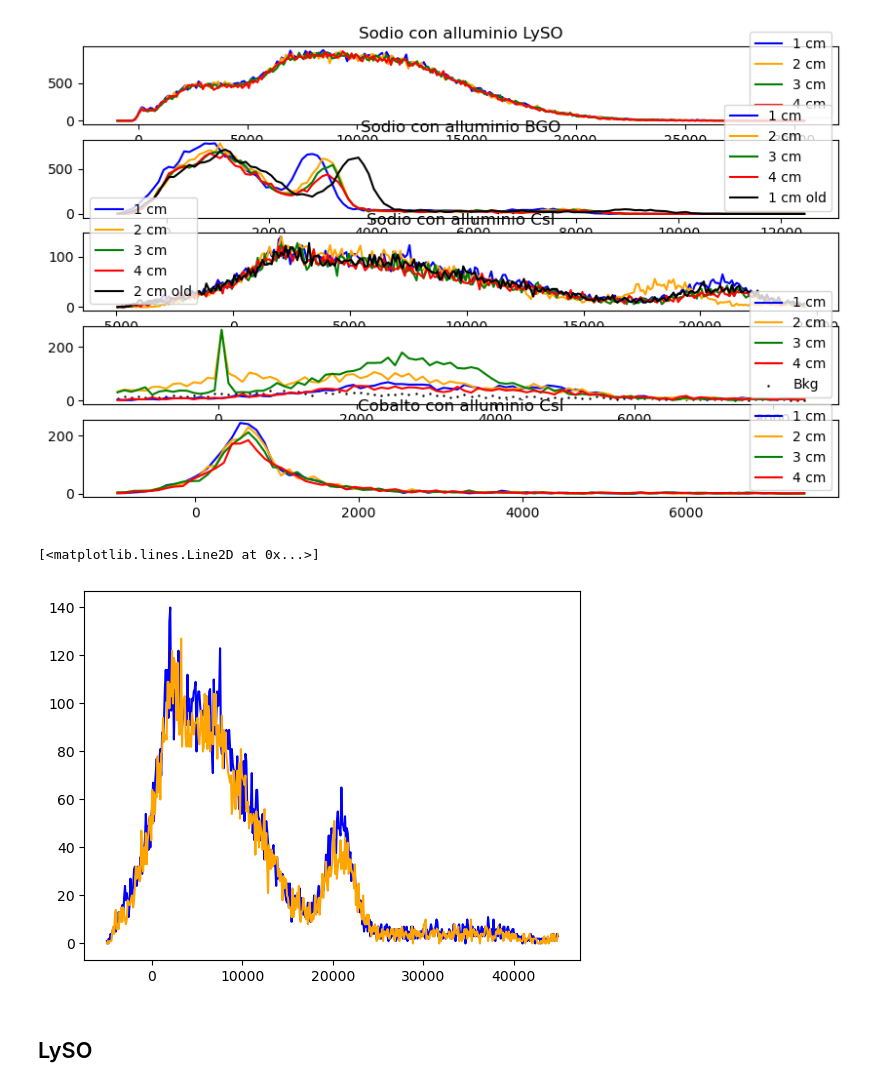
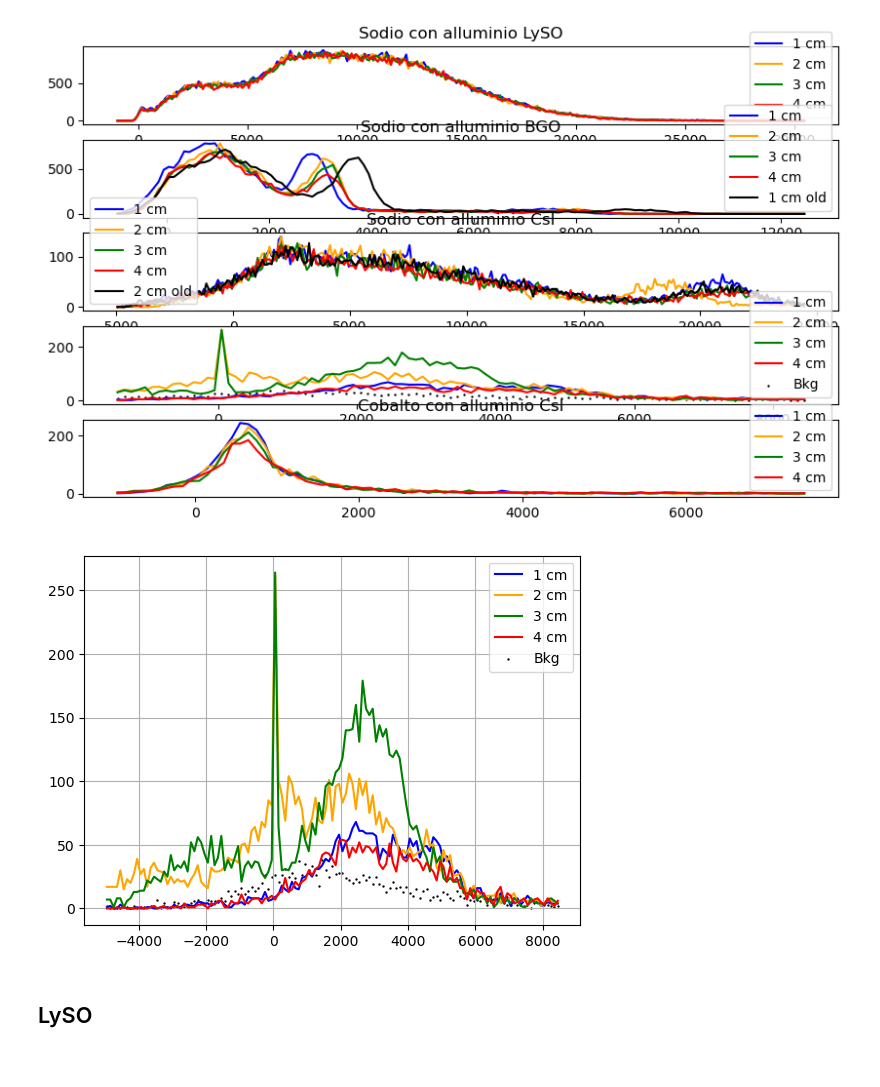
Before and after one commit to Pavar0tty/Laboratorio_SiPM, a Jupyter notebook: Analisi/Parte 2/Plastica_alluminio_aria.ipynb, the cells around one changed output. Saved outputs shown, nothing was run; the diff lists cells and outputs as text; code cells hidden in the pictures.

```diff
--- a/Analisi/Parte 2/Plastica_alluminio_aria.ipynb
+++ b/Analisi/Parte 2/Plastica_alluminio_aria.ipynb
@@ -801,11 +901,15 @@ axes[4].legend()
 <matplotlib.legend.Legend at 0x...>
 [figure]
 # %%
-plt.plot(Na_C_2_al['ADC'][start_index:len(Na_C_1_al)-1], Na_C_1_al['Counts'][start_index:len(Na_C_1_al)-1], label = '1 cm', color = 'blue')
-plt.plot(Na_C_2_al['ADC'][start_index:len(Na_C_1_al)-1], Na_C_2_al_old['Counts'][start_index:len(Na_C_1_al)-1], label = '2 cm', color = 'orange')
+plt.plot(Co_C_1_al['ADC'][start_index:end_index_C], Co_C_1_al['Counts'][start_index:end_index_C], label = '1 cm', color = 'blue')
+plt.plot(Co_C_2_al['ADC'][start_index:end_index_C], Co_C_2_al['Counts'][start_index:end_index_C], label = '2 cm', color = 'orange')
+plt.plot(Co_C_3_al['ADC'][start_index:end_index_C], Co_C_3_al['Counts'][start_index:end_index_C], label = '3 cm', color = 'green')
+plt.plot(Co_C_4_al['ADC'][start_index:end_index_C], Co_C_4_al['Counts'][start_index:end_index_C], label = '4 cm', color = 'red')
+plt.scatter(bkg_C['ADC'][start_index:end_index_C], bkg_C['Counts'][start_index:end_index_C], label = 'Bkg', color = 'black', s = 0.5)
+plt.legend()
+plt.grid()
 # %% [output]
-[<matplotlib.lines.Line2D at 0x...>]
-[figure, old version]
+[figure, new version]
 # %% [markdown]
 ## LySO
 # %%
```
Also changed, not shown: parts of 19 cells of this notebook.
